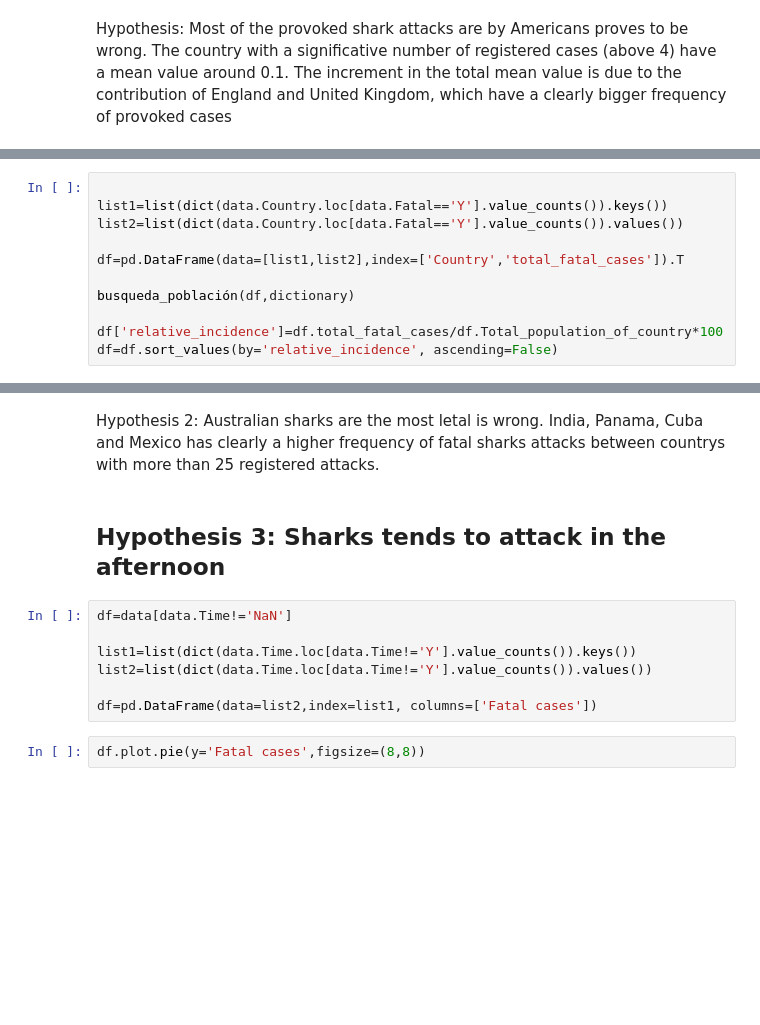
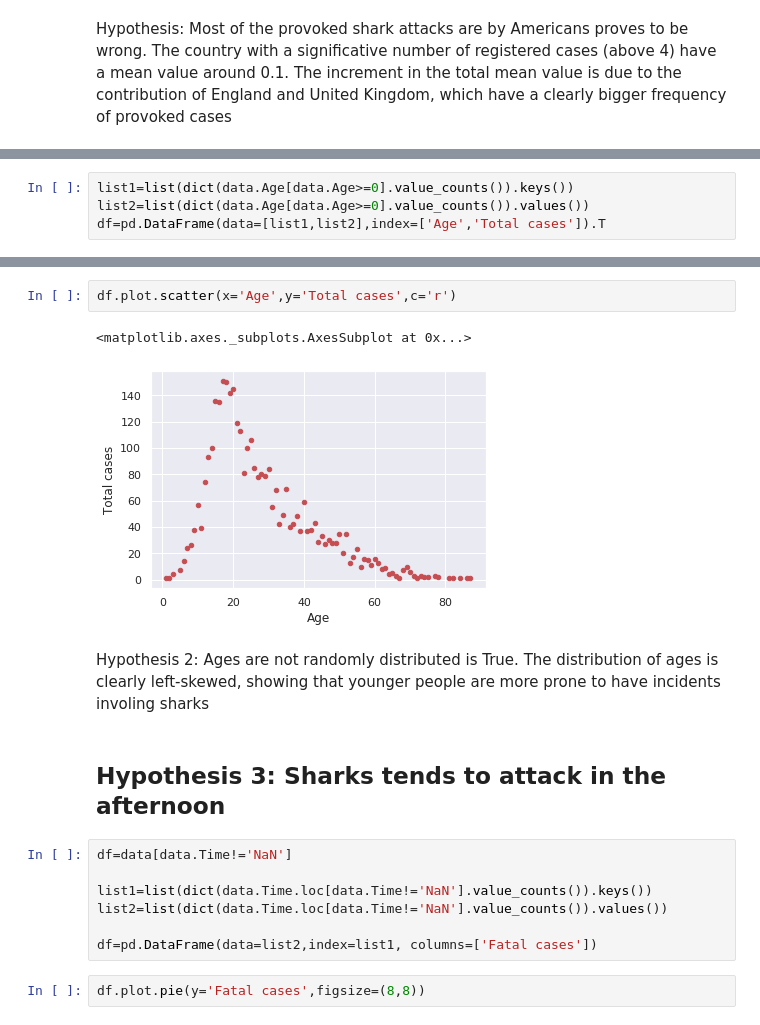
Before and after one commit to DavEst91/IH-W2-Global-Shark-Attacks, a Jupyter notebook: Analysis.ipynb, the cells around one changed output, grey strips where cells are left out. Saved outputs shown, nothing was run; the diff lists cells and outputs as text; blank space fills up the shorter version.

```diff
--- a/Analysis.ipynb
+++ b/Analysis.ipynb
@@ -51,11 +53,4 @@ Hypothesis: Most of the provoked shark attacks are by Americans proves to be wro
 # %%
-
-list1=list(dict(data.Country.loc[data.Fatal=='Y'].value_counts()).keys())
-list2=list(dict(data.Country.loc[data.Fatal=='Y'].value_counts()).values())
-
-df=pd.DataFrame(data=[list1,list2],index=['Country','total_fatal_cases']).T
-
-busqueda_población(df,dictionary)
-
-df['relative_incidence']=df.total_fatal_cases/df.Total_population_of_country*100
-df=df.sort_values(by='relative_incidence', ascending=False)
+list1=list(dict(data.Age[data.Age>=0].value_counts()).keys())
+list2=list(dict(data.Age[data.Age>=0].value_counts()).values())
+df=pd.DataFrame(data=[list1,list2],index=['Age','Total cases']).T
@@ -67,12 +57,17 @@ df[df.Total_population_of_country>25].plot.bar(x='Country',y='relative_incidence
-# %% [markdown]
-Hypothesis 2: Australian sharks are the most letal is wrong. India, Panama, Cuba and Mexico has clearly a higher frequency of fatal sharks attacks between countrys with more than 25 registered attacks.
+# %%
+df.plot.scatter(x='Age',y='Total cases',c='r')
+# %% [output]
+<matplotlib.axes._subplots.AxesSubplot at 0x...>
+[figure, added]
+# %% [markdown]
+Hypothesis 2: Ages are not randomly distributed is True. The distribution of ages is clearly left-skewed, showing that younger people are more prone to have incidents involing sharks
 # %% [markdown]
 ## Hypothesis 3: Sharks tends to attack  in the afternoon
 # %%
 df=data[data.Time!='NaN']
 
-list1=list(dict(data.Time.loc[data.Time!='Y'].value_counts()).keys())
-list2=list(dict(data.Time.loc[data.Time!='Y'].value_counts()).values())
+list1=list(dict(data.Time.loc[data.Time!='NaN'].value_counts()).keys())
+list2=list(dict(data.Time.loc[data.Time!='NaN'].value_counts()).values())
 
 df=pd.DataFrame(data=list2,index=list1, columns=['Fatal cases'])
 # %%
```
Also changed, not shown: parts of 5 cells of this notebook.
